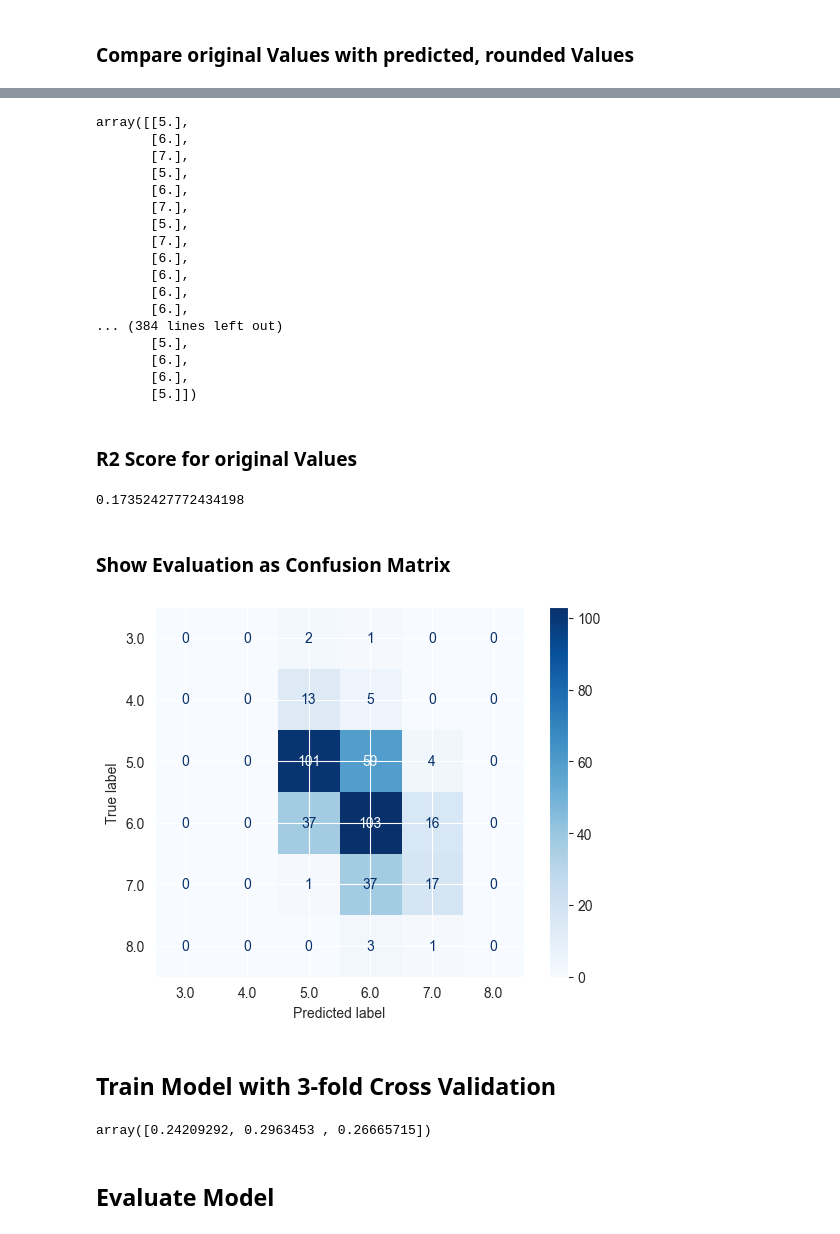
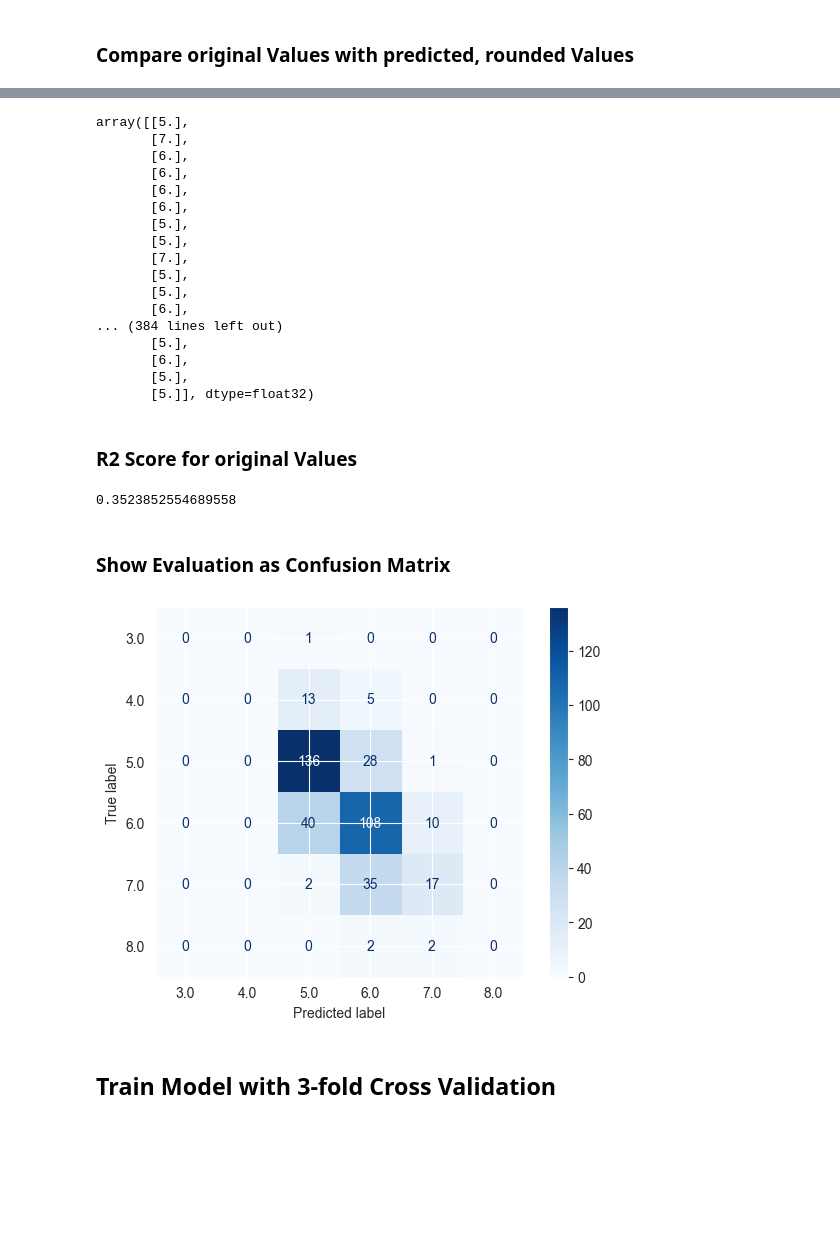
Before and after one commit to MaxSydneyDuerr/DHBW_MachineLearning, a Jupyter notebook: Aufgabe2_red.ipynb, the cells around one changed output, grey strips where cells are left out. Cells and saved outputs as stored; diff of their text form; code cells hidden in the pictures; blank space fills up the shorter version.

```diff
--- a/Aufgabe2_red.ipynb
+++ b/Aufgabe2_red.ipynb
@@ -84,0 +110,19 @@ y_pred_neigh = neigh.predict(X_test)
+# %%
+from tensorflow.keras.callbacks import EarlyStopping
+
+early_stopping = EarlyStopping(
+    min_delta = 0.001, #min change to count improve
+    patience = 20, #least epochs to wait
+    restore_best_weights = True
+)
+# %%
+history = model.fit(
+    X_train,y_train,
+    validation_data = (X_test,y_test),
+    batch_size = 256,
+    epochs = 500,
+    callbacks = [early_stopping],
+    verbose = 0
+)
+# %%
+y_pred_tf = model.predict(X_test)
@@ -114,49 +161,39 @@ array([[5.],
 # %%
-inscaled_y_pred_neigh = scalerY.inverse_transform(pd.DataFrame(y_pred_neigh)).round()
-inscaled_y_pred_neigh
+inscaled_y_pred_tf = scalerY.inverse_transform(pd.DataFrame(y_pred_tf)).round()
+inscaled_y_pred_tf
 # %% [output]
 array([[5.],
-       [6.],
-       [7.],
-       [5.],
-       [6.],
-       [7.],
-       [5.],
        [7.],
        [6.],
        [6.],
        [6.],
        [6.],
+       [5.],
+       [5.],
+       [7.],
+       [5.],
+       [5.],
+       [6.],
 ... (384 lines left out)
        [5.],
        [6.],
-       [6.],
-       [5.]])
+       [5.],
+       [5.]], dtype=float32)
 # %% [markdown]
 ### R2 Score for original Values
 # %%
-r2_score(inscaled_y_test,inscaled_y_pred_neigh)
+r2_score(inscaled_y_test,inscaled_y_pred_tf)
 # %% [output]
-0.17352427772434198
+0.3523852554689558
 # %% [markdown]
 ### Show Evaluation as Confusion Matrix
 # %%
 from sklearn.metrics import ConfusionMatrixDisplay
 
-ConfusionMatrixDisplay.from_predictions(inscaled_y_test,inscaled_y_pred_neigh,cmap='Blues')
+ConfusionMatrixDisplay.from_predictions(inscaled_y_test,inscaled_y_pred_tf,cmap='Blues')
 
 plt.show()
 # %% [output]
-[figure, old version]
+[figure, new version]
 # %% [markdown]
 ## Train Model with 3-fold Cross Validation
-# %%
-from sklearn.model_selection import cross_val_score
-
-neigh_cv = KNeighborsRegressor()
-scores_neigh = cross_val_score(neigh_cv, X_train, y_train, cv=3)
-scores_neigh
-# %% [output]
-array([0.24209292, 0.2963453 , 0.26665715])
-# %% [markdown]
-## Evaluate Model
```
Also changed, not shown: parts of 24 cells of this notebook.
